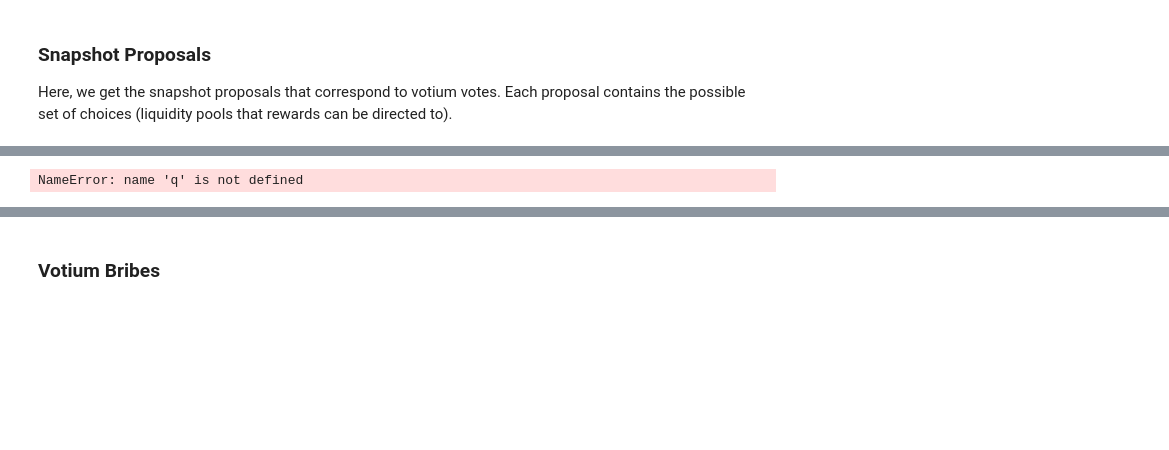
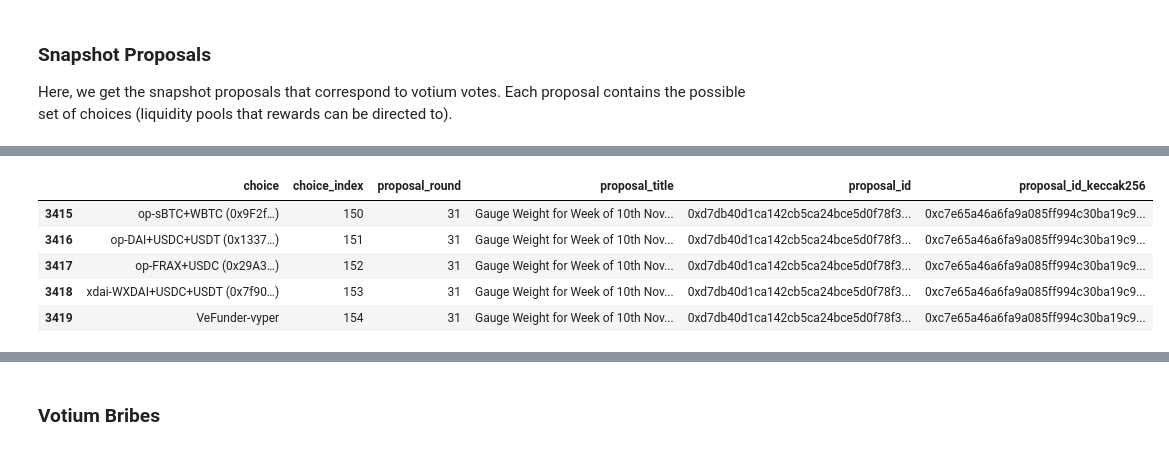
Before and after one commit to bam4564/flywheel, a Jupyter notebook: VotiumBribes.ipynb, the cells around one changed output, grey strips where cells are left out. Saved outputs shown, nothing was run; the diff lists cells and outputs as text; code cells hidden in the pictures; blank space fills up the shorter version.

```diff
--- a/VotiumBribes.ipynb
+++ b/VotiumBribes.ipynb
@@ -460,5 +456,15 @@ Number of votium snapshot proposals: 31
+# %%
+df_choices = df_proposals.explode('vote_choices').reset_index().rename(columns={'vote_choices': 'choice'})
+df_choices['choice_index'] = df_choices.groupby('proposal_id').cumcount()
+df_choices = df_choices[['choice', 'choice_index', 'proposal_round', 'proposal_title', 'proposal_id', 'proposal_id_keccak256']]
+df_choices.tail()
+# %% [output]
+|  | choice | choice_index | proposal_round | proposal_title | proposal_id | proposal_id_keccak256 |
+| 3415 | op-sBTC+WBTC (0x9F2f…) | 150 | 31 | Gauge Weight for Week of 10th Nov... | 0xd7db40d1ca142cb5ca24bce5d0f78f3... | 0xc7e65a46a6fa9a085ff994c30ba19c9... |
+| 3416 | op-DAI+USDC+USDT (0x1337…) | 151 | 31 | Gauge Weight for Week of 10th Nov... | 0xd7db40d1ca142cb5ca24bce5d0f78f3... | 0xc7e65a46a6fa9a085ff994c30ba19c9... |
+| 3417 | op-FRAX+USDC (0x29A3…) | 152 | 31 | Gauge Weight for Week of 10th Nov... | 0xd7db40d1ca142cb5ca24bce5d0f78f3... | 0xc7e65a46a6fa9a085ff994c30ba19c9... |
+| 3418 | xdai-WXDAI+USDC+USDT (0x7f90…) | 153 | 31 | Gauge Weight for Week of 10th Nov... | 0xd7db40d1ca142cb5ca24bce5d0f78f3... | 0xc7e65a46a6fa9a085ff994c30ba19c9... |
+| 3419 | VeFunder-vyper | 154 | 31 | Gauge Weight for Week of 10th Nov... | 0xd7db40d1ca142cb5ca24bce5d0f78f3... | 0xc7e65a46a6fa9a085ff994c30ba19c9... |
 # %%
 proposal_ids = [e.lower() for e in df_proposals.proposal_id.unique().tolist()]
-df_votes = await get_proposal_votes(proposal_ids)
+df_votes = await get_snapshot_votes(proposal_ids)
-# %% [output]
-NameError: name 'q' is not defined
```
Also changed, not shown: parts of 33 cells of this notebook.
